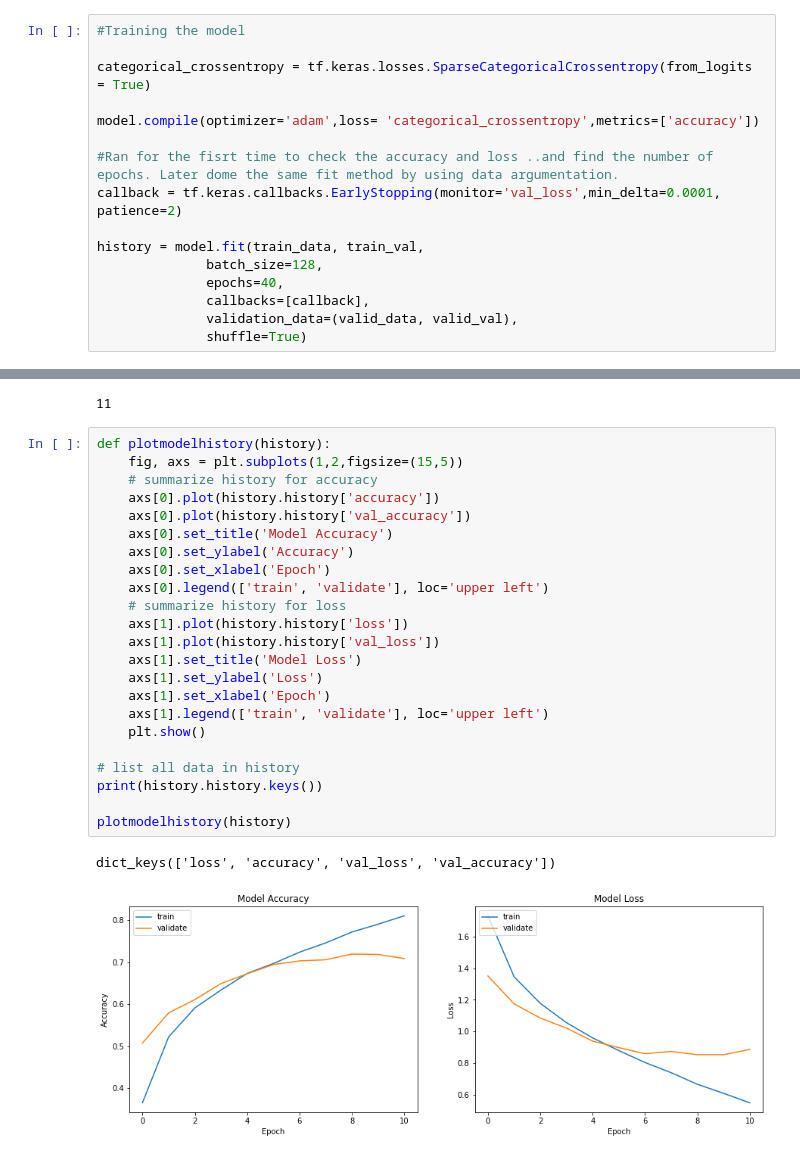
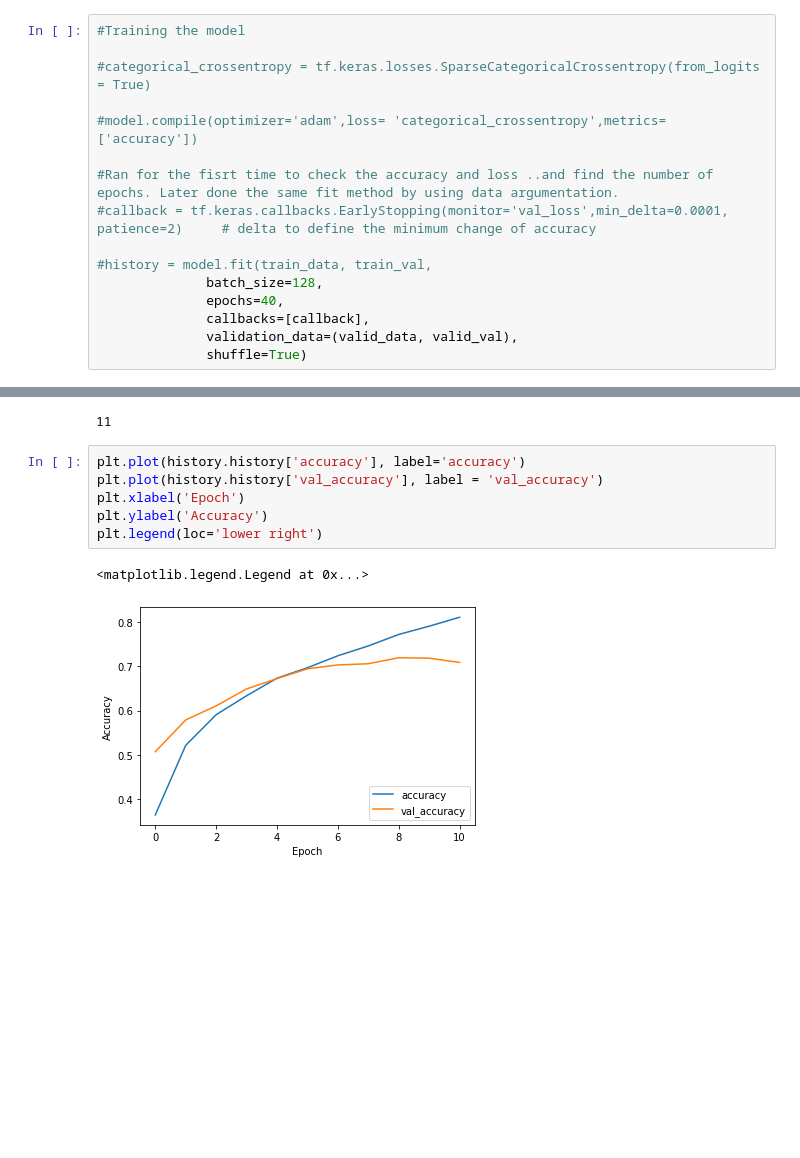
Before and after one commit to SuneelAbbigari/Machine-Learning, a Jupyter notebook: Test.ipynb, the cells around one changed output, grey strips where cells are left out. Drawn from its saved outputs; the diff is of its cells as text; blank space fills up the shorter version.

```diff
--- a/Test.ipynb
+++ b/Test.ipynb
@@ -183,14 +183,14 @@ _________________________________________________________________
 # %%
 #Training the model
 
-categorical_crossentropy = tf.keras.losses.SparseCategoricalCrossentropy(from_logits = True)
+#categorical_crossentropy = tf.keras.losses.SparseCategoricalCrossentropy(from_logits = True)
 
-model.compile(optimizer='adam',loss= 'categorical_crossentropy',metrics=['accuracy'])
+#model.compile(optimizer='adam',loss= 'categorical_crossentropy',metrics=['accuracy'])
 
-#Ran for the fisrt time to check the accuracy and loss ..and find the number of epochs. Later dome the same fit method by using data argumentation.
-callback = tf.keras.callbacks.EarlyStopping(monitor='val_loss',min_delta=0.0001, patience=2)
+#Ran for the fisrt time to check the accuracy and loss ..and find the number of epochs. Later done the same fit method by using data argumentation.
+#callback = tf.keras.callbacks.EarlyStopping(monitor='val_loss',min_delta=0.0001, patience=2)     # delta to define the minimum change of accuracy
 
-history = model.fit(train_data, train_val,
+#history = model.fit(train_data, train_val,
               batch_size=128,
               epochs=40,
               callbacks=[callback],
@@ -219,29 +219,12 @@ tf.keras.callbacks.History()
 len(history.history['loss'])
 # %% [output]
 11
-# %%
-def plotmodelhistory(history):
-    fig, axs = plt.subplots(1,2,figsize=(15,5))
-    # summarize history for accuracy
-    axs[0].plot(history.history['accuracy'])
-    axs[0].plot(history.history['val_accuracy'])
-    axs[0].set_title('Model Accuracy')
-    axs[0].set_ylabel('Accuracy')
-    axs[0].set_xlabel('Epoch')
-    axs[0].legend(['train', 'validate'], loc='upper left')
-    # summarize history for loss
-    axs[1].plot(history.history['loss'])
-    axs[1].plot(history.history['val_loss'])
-    axs[1].set_title('Model Loss')
-    axs[1].set_ylabel('Loss')
-    axs[1].set_xlabel('Epoch')
-    axs[1].legend(['train', 'validate'], loc='upper left')
-    plt.show()
-
-# list all data in history
-print(history.history.keys())
-
-plotmodelhistory(history)
-# %% [output]
-dict_keys(['loss', 'accuracy', 'val_loss', 'val_accuracy'])
-[figure, removed]
+# %%
+plt.plot(history.history['accuracy'], label='accuracy')
+plt.plot(history.history['val_accuracy'], label = 'val_accuracy')
+plt.xlabel('Epoch')
+plt.ylabel('Accuracy')
+plt.legend(loc='lower right')
+# %% [output]
+<matplotlib.legend.Legend at 0x...>
+[figure, added]
```
Also changed, not shown: parts of 4 cells of this notebook.
